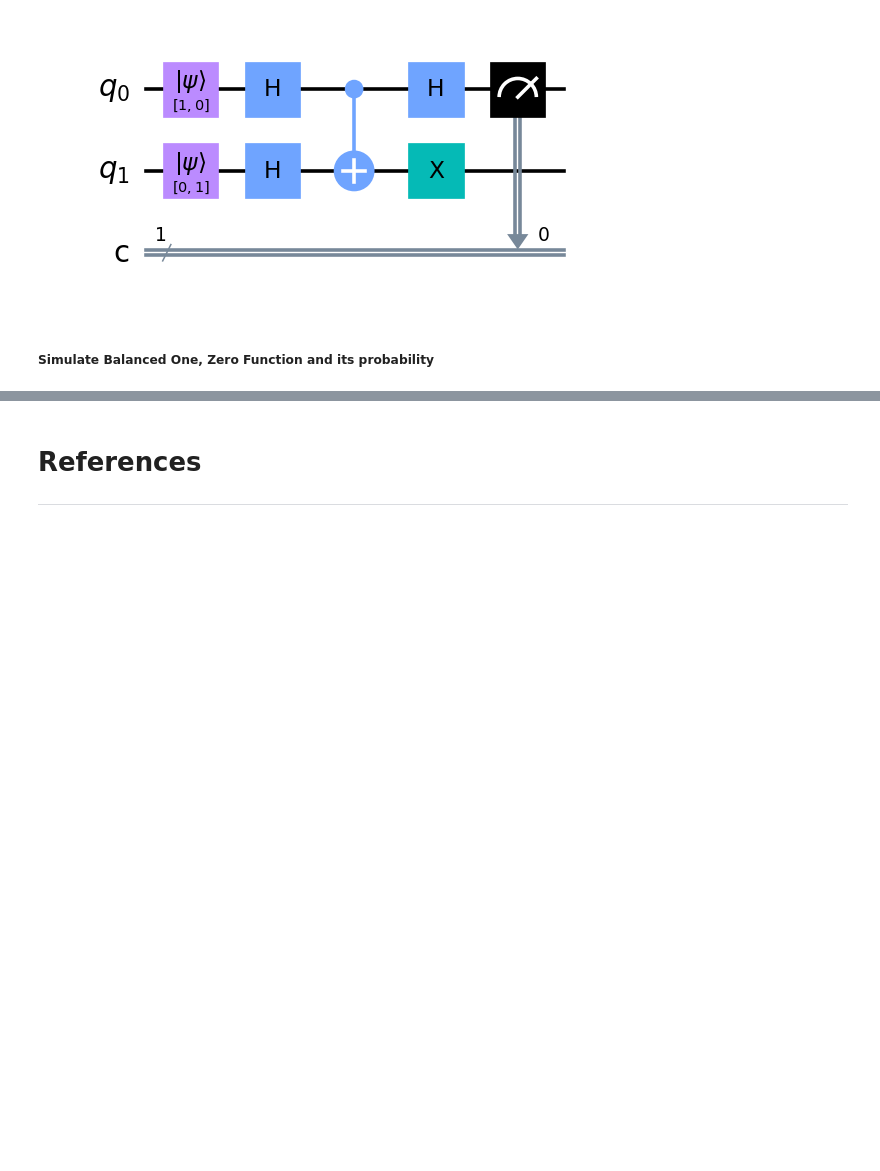
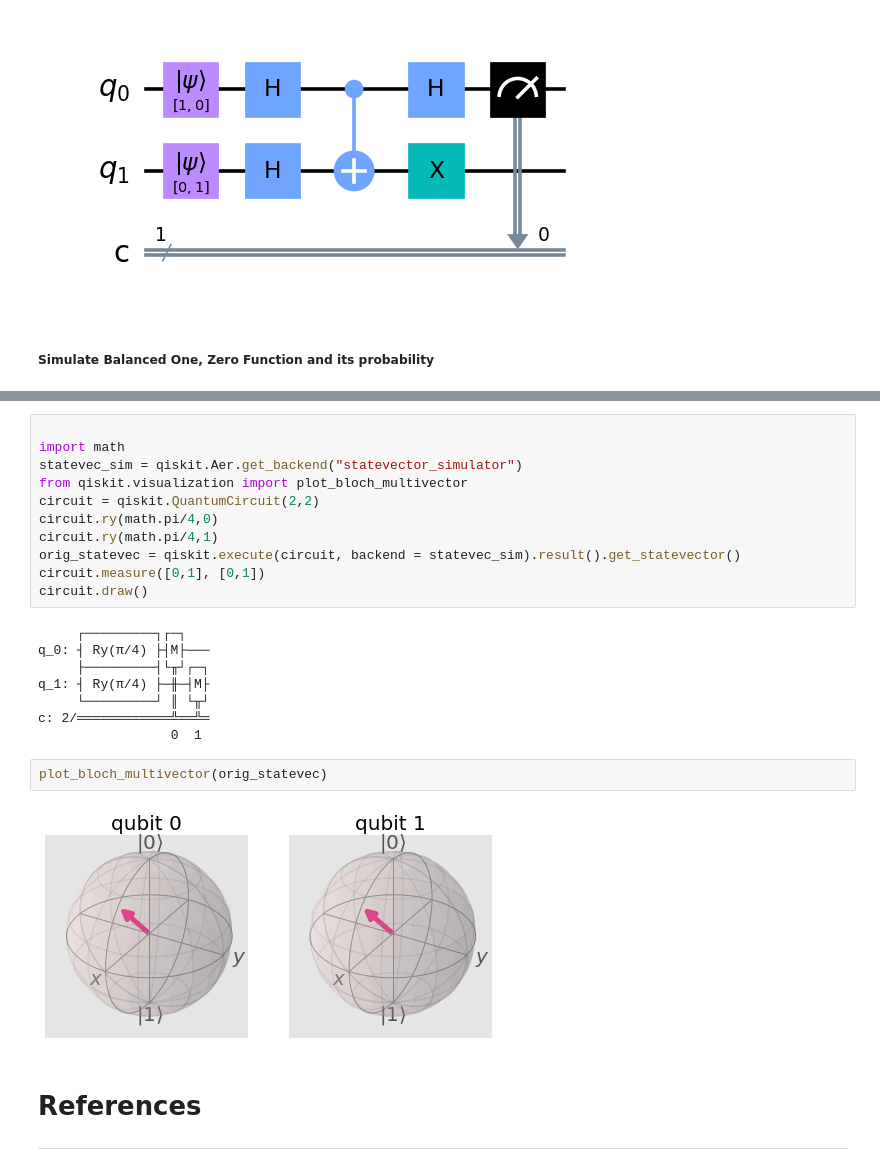
Before and after one commit to wojtekpogo/emerging-technologies, a Jupyter notebook: quantum-deutsch.ipynb, the cells around one changed output, grey strips where cells are left out. Cells and saved outputs as stored; diff of their text form; blank space fills up the shorter version.

```diff
--- a/quantum-deutsch.ipynb
+++ b/quantum-deutsch.ipynb
@@ -363,3 +370,26 @@ qiskit.visualization.plot_histogram(counts, figsize=(1,4))
+# %%
+
+import math
+statevec_sim = qiskit.Aer.get_backend("statevector_simulator")
+from qiskit.visualization import plot_bloch_multivector
+circuit = qiskit.QuantumCircuit(2,2)
+circuit.ry(math.pi/4,0)
+circuit.ry(math.pi/4,1)
+orig_statevec = qiskit.execute(circuit, backend = statevec_sim).result().get_statevector()
+circuit.measure([0,1], [0,1])
+circuit.draw()
+# %% [output]
+     ┌─────────┐┌─┐
+q_0: ┤ Ry(π/4) ├┤M├───
+     ├─────────┤└╥┘┌─┐
+q_1: ┤ Ry(π/4) ├─╫─┤M├
+     └─────────┘ ║ └╥┘
+c: 2/════════════╩══╩═
+                 0  1
+# %%
+plot_bloch_multivector(orig_statevec)
+# %% [output]
+[figure, added]
 # %% [markdown]
 # References
 ***
```
Also changed, not shown: parts of 5 cells of this notebook.
